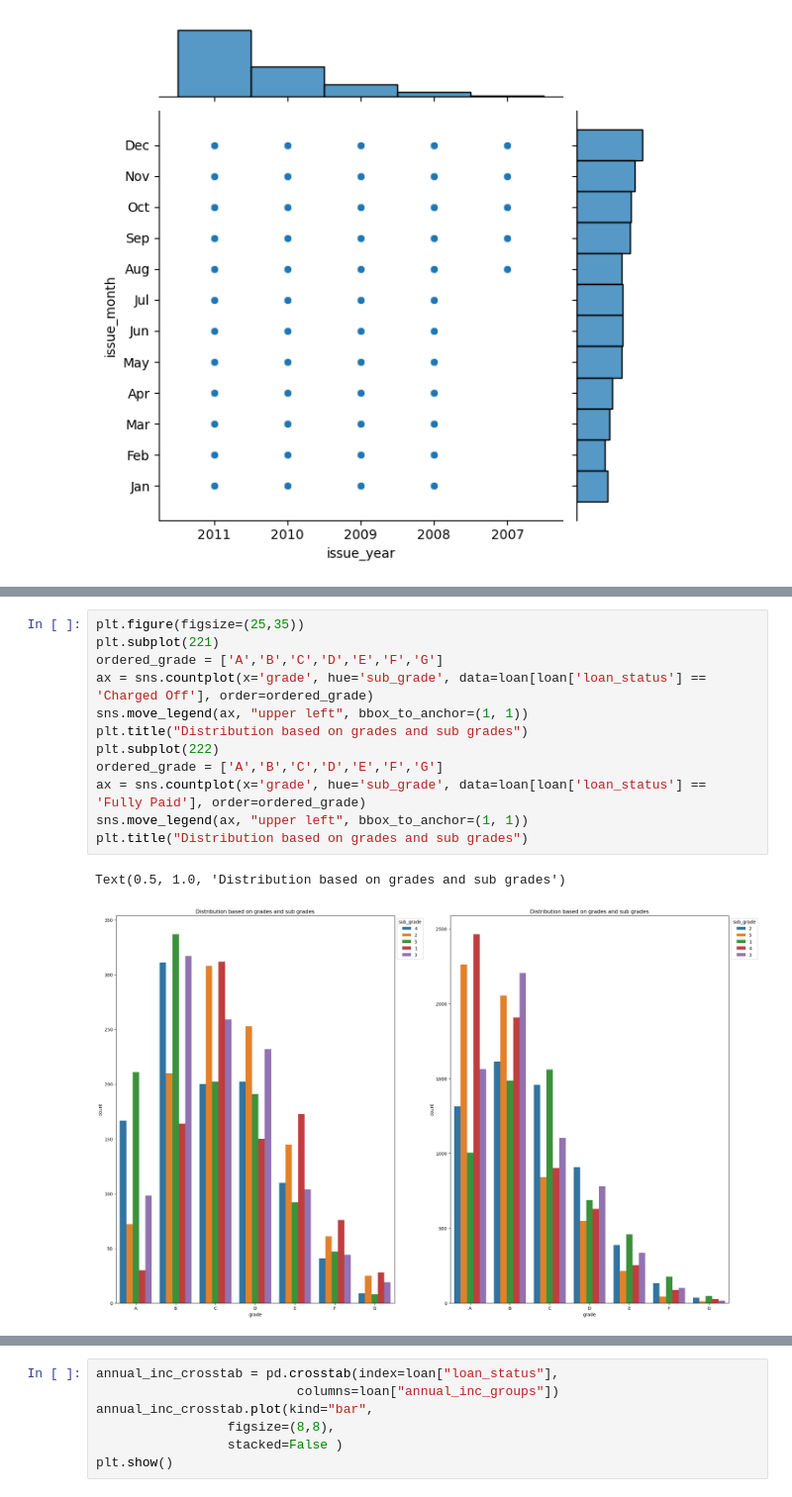
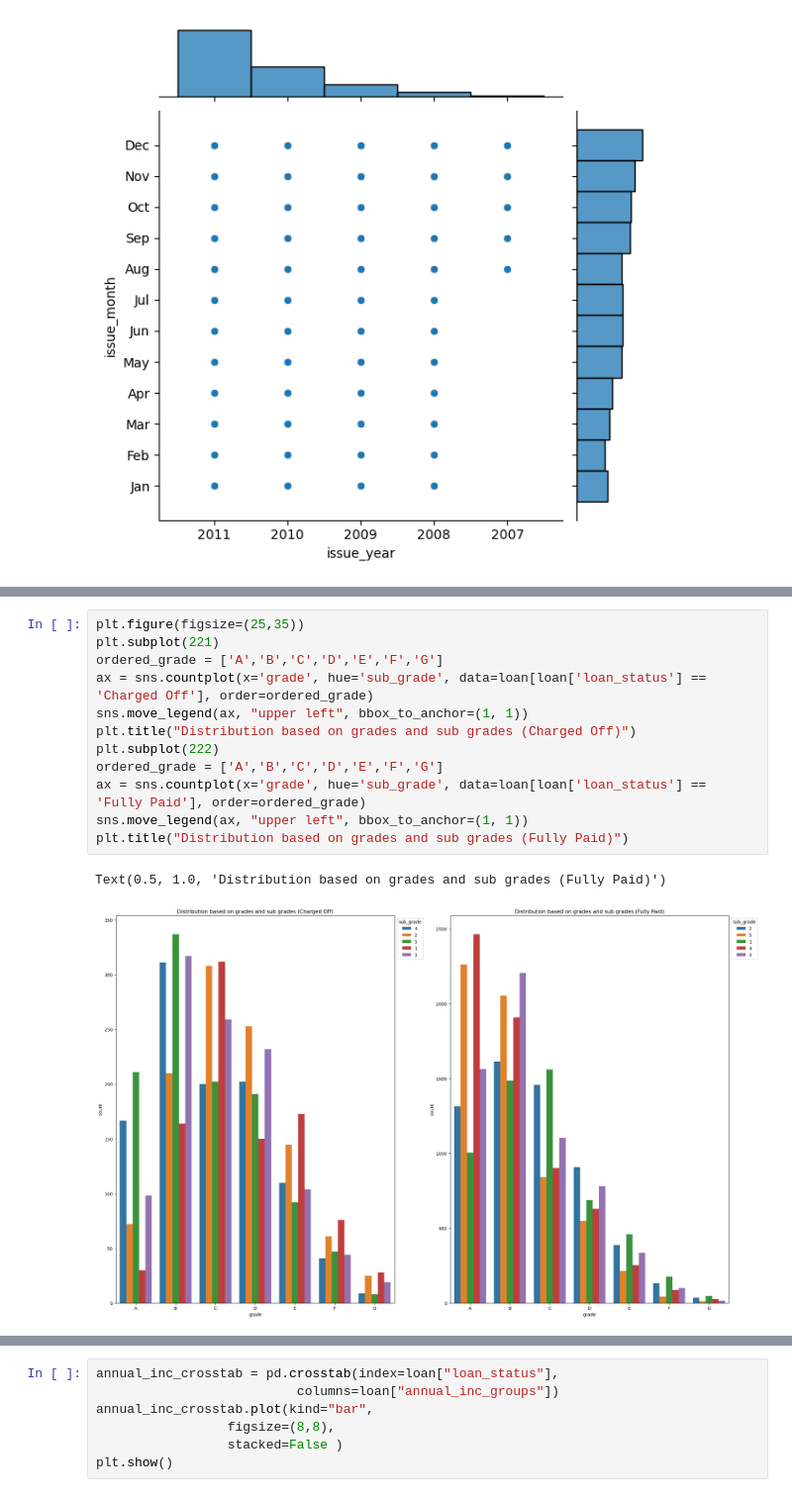
Before and after one commit to bharathsanjai/lending-club-case-study, a Jupyter notebook: bharathveer_ks.ipynb, the cells around one changed output, grey strips where cells are left out. Shown at 99% size. Drawn from its saved outputs; the diff is of its cells as text.

```diff
--- a/bharathveer_ks.ipynb
+++ b/bharathveer_ks.ipynb
@@ -675,18 +688,18 @@ plt.show()
 # %%
 plt.figure(figsize=(25,35))
 plt.subplot(221)
 ordered_grade = ['A','B','C','D','E','F','G']
 ax = sns.countplot(x='grade', hue='sub_grade', data=loan[loan['loan_status'] == 'Charged Off'], order=ordered_grade)
 sns.move_legend(ax, "upper left", bbox_to_anchor=(1, 1))
-plt.title("Distribution based on grades and sub grades")
+plt.title("Distribution based on grades and sub grades (Charged Off)")
 plt.subplot(222)
 ordered_grade = ['A','B','C','D','E','F','G']
 ax = sns.countplot(x='grade', hue='sub_grade', data=loan[loan['loan_status'] == 'Fully Paid'], order=ordered_grade)
 sns.move_legend(ax, "upper left", bbox_to_anchor=(1, 1))
-plt.title("Distribution based on grades and sub grades")
+plt.title("Distribution based on grades and sub grades (Fully Paid)")
 # %% [output]
-Text(0.5, 1.0, 'Distribution based on grades and sub grades')
+Text(0.5, 1.0, 'Distribution based on grades and sub grades (Fully Paid)')
-[figure, old version]
+[figure, new version]
 # %%
 int_crosstab = pd.crosstab(index=loan["loan_status"],
                           columns=loan["int_rate_groups"])
```
Also changed, not shown: parts of 32 cells of this notebook.
